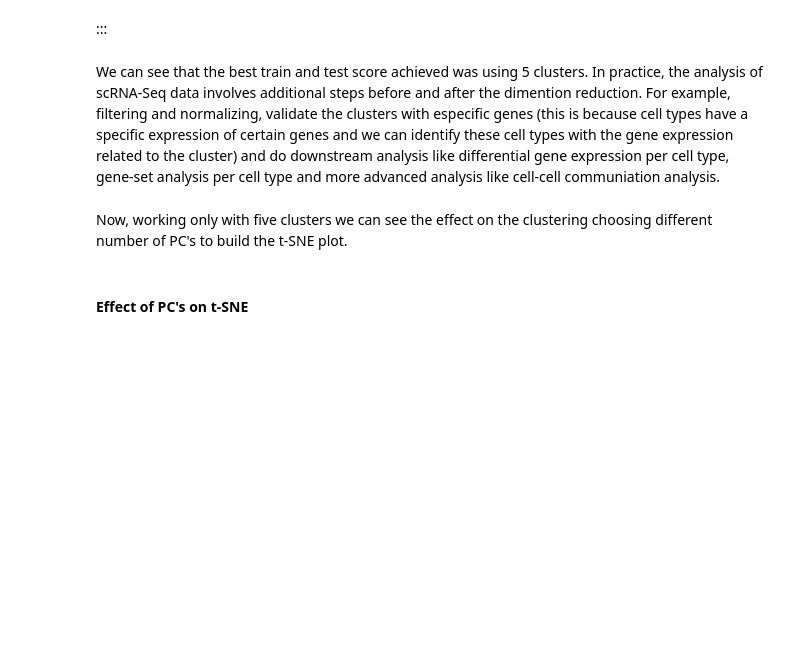
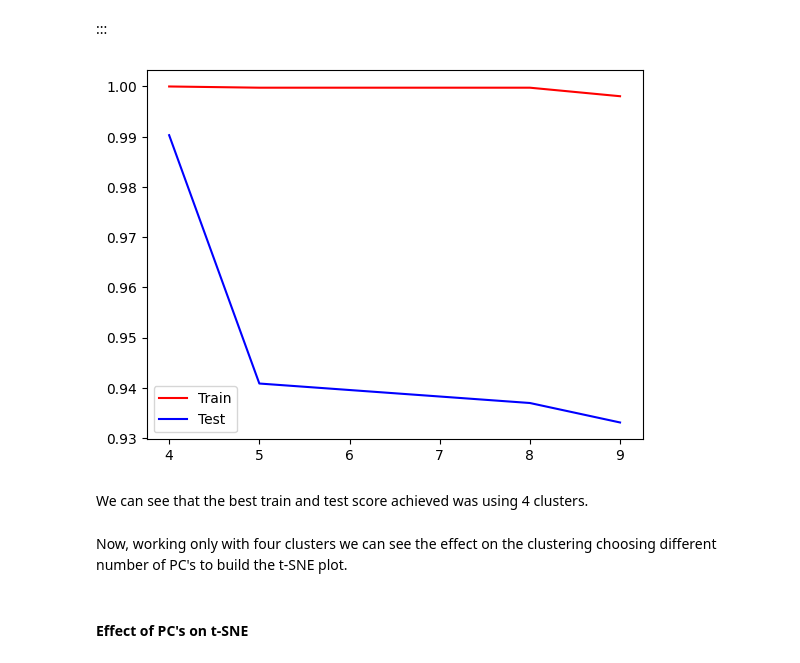
Before and after one commit to pipaber/Portfolio, a Jupyter notebook: posts/Naive_scRNA-Seq_analysis/naive_scrnaseq_analysis.ipynb, the cells around one changed output. Cells and saved outputs as stored; diff of their text form; code cells hidden in the pictures; blank space fills up the shorter version.

```diff
--- a/posts/Naive_scRNA-Seq_analysis/naive_scrnaseq_analysis.ipynb
+++ b/posts/Naive_scRNA-Seq_analysis/naive_scrnaseq_analysis.ipynb
@@ -296,0 +304,19 @@ Test score: 0.933074684772066
+# %%
+np.random.seed(123)
+clust = 8
+
+clusters_gmm = tsne_plotter_pca(n_clusters=clust,
+                    pca_dim=2256,
+                    perplexity=50)
+
+X_train, X_test, y_train, y_test = train_test_split(X_sc_transformed, clusters_gmm, test_size=0.2, random_state=42)
+
+log_reg = LogisticRegressionCV(cv=10,Cs=[0.01,0.1,1,10],penalty="l1",solver="liblinear",multi_class="ovr")
+
+log_reg.fit(X_train,y_train)
+
+res_train["Cluster "+str(clust)] = log_reg.score(X_train,y_train)
+res_test["Cluster "+str(clust)] = log_reg.score(X_test,y_test)
+
+print(f"Train score: {log_reg.score(X_train,y_train)}")
+print(f"Test score: {log_reg.score(X_test,y_test)}")
@@ -296,0 +329,19 @@ Test score: 0.933074684772066
+# %%
+np.random.seed(123)
+clust = 9
+
+clusters_gmm = tsne_plotter_pca(n_clusters=clust,
+                    pca_dim=2256,
+                    perplexity=50)
+
+X_train, X_test, y_train, y_test = train_test_split(X_sc_transformed, clusters_gmm, test_size=0.2, random_state=42)
+
+log_reg = LogisticRegressionCV(cv=10,Cs=[0.01,0.1,1,10],penalty="l1",solver="liblinear",multi_class="ovr")
+
+log_reg.fit(X_train,y_train)
+
+res_train["Cluster "+str(clust)] = log_reg.score(X_train,y_train)
+res_test["Cluster "+str(clust)] = log_reg.score(X_test,y_test)
+
+print(f"Train score: {log_reg.score(X_train,y_train)}")
+print(f"Test score: {log_reg.score(X_test,y_test)}")
@@ -297,9 +352,16 @@ Test score: 0.933074684772066
 # %% [markdown]
 :::
-# %% [markdown]
-We can see that the best train and test score achieved was using 5 clusters. In practice, the analysis of scRNA-Seq data involves additional steps before and after the dimention reduction. For example, filtering and normalizing, validate the clusters with especific genes (this is because cell types have a specific expression of certain genes and we can identify these cell types with the gene expression related to the cluster) and do downstream analysis like differential gene expression per cell type, gene-set analysis per cell type and more advanced analysis like cell-cell communiation analysis.
+# %%
+plt.plot([4,5,8,9], list(res_train.values()),c="r",label="Train")
+plt.plot([4,5,8,9], list(res_test.values()),c="b", label="Test")
+plt.legend()
+plt.show()
+# %% [output]
+[figure, added]
+# %% [markdown]
+We can see that the best train and test score achieved was using 4 clusters.
 # %% [markdown]
-Now, working only with five clusters we can see the effect on the clustering choosing different number of PC's to build the t-SNE plot.
+Now, working only with four clusters we can see the effect on the clustering choosing different number of PC's to build the t-SNE plot.
 # %% [markdown]
 #### Effect of PC's on t-SNE
 # %% [markdown]
```
Also changed, not shown: parts of 13 cells of this notebook, 17 other files.
